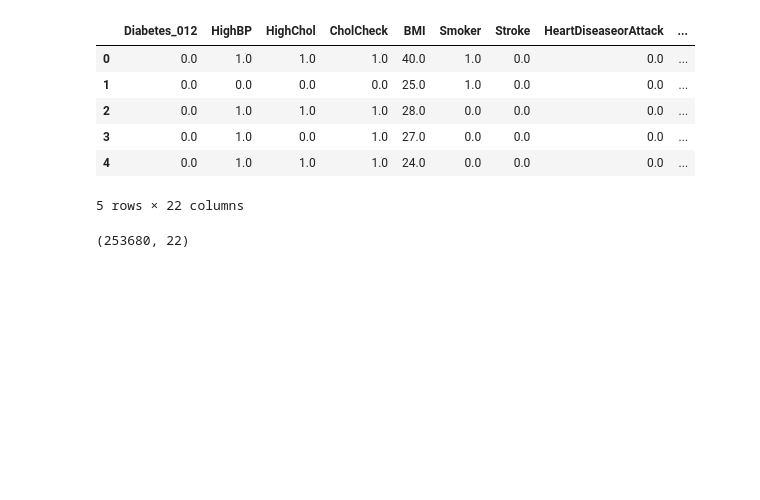
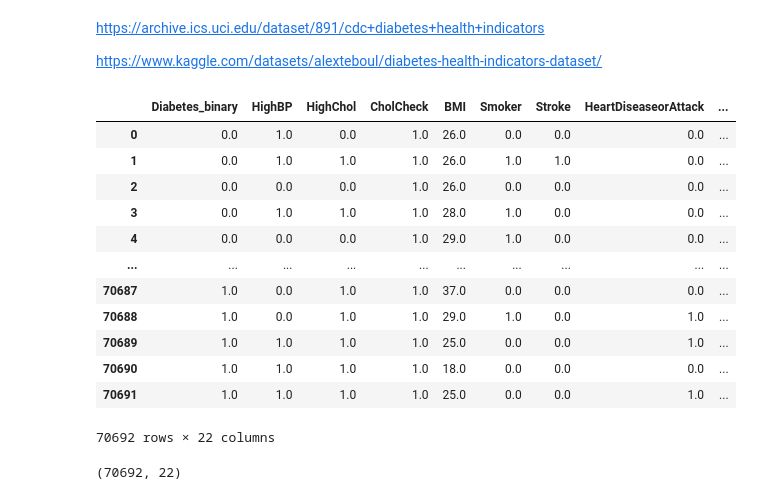
Before and after one commit to Niklauzi/cdc-diabetes-classification, a Jupyter notebook: CDC Diabetes Prediction.ipynb, the cells around one changed output. Drawn from its saved outputs; the diff is of its cells as text; code cells hidden in the pictures; blank space fills up the shorter version.

Commit message:
diabetes 5050 dataset notebook

```diff
--- a/CDC Diabetes Prediction.ipynb
+++ b/CDC Diabetes Prediction.ipynb
@@ -9,0 +1,5 @@ import numpy as np
+# %% [markdown]
+https://archive.ics.uci.edu/dataset/891/cdc+diabetes+health+indicators
+
+
+https://www.kaggle.com/datasets/alexteboul/diabetes-health-indicators-dataset/
@@ -10,16 +35,22 @@ import numpy as np
 # %%
-df = pd.read_csv('datasets/diabetes_health_indicators.csv')
+df= pd.read_csv('datasets/diabetes_binary_5050split_health_indicators_BRFSS2015.csv')
 # %%
-df.head()
+df
 # %% [output]
-|  | Diabetes_012 | HighBP | HighChol | CholCheck | BMI | Smoker | Stroke | HeartDiseaseorAttack | ... |
-| 0 | 0.0 | 1.0 | 1.0 | 1.0 | 40.0 | 1.0 | 0.0 | 0.0 | ... |
-| 1 | 0.0 | 0.0 | 0.0 | 0.0 | 25.0 | 1.0 | 0.0 | 0.0 | ... |
-| 2 | 0.0 | 1.0 | 1.0 | 1.0 | 28.0 | 0.0 | 0.0 | 0.0 | ... |
-| 3 | 0.0 | 1.0 | 0.0 | 1.0 | 27.0 | 0.0 | 0.0 | 0.0 | ... |
-| 4 | 0.0 | 1.0 | 1.0 | 1.0 | 24.0 | 0.0 | 0.0 | 0.0 | ... |
+|  | Diabetes_binary | HighBP | HighChol | CholCheck | BMI | Smoker | Stroke | HeartDiseaseorAttack | ... |
+| 0 | 0.0 | 1.0 | 0.0 | 1.0 | 26.0 | 0.0 | 0.0 | 0.0 | ... |
+| 1 | 0.0 | 1.0 | 1.0 | 1.0 | 26.0 | 1.0 | 1.0 | 0.0 | ... |
+| 2 | 0.0 | 0.0 | 0.0 | 1.0 | 26.0 | 0.0 | 0.0 | 0.0 | ... |
+| 3 | 0.0 | 1.0 | 1.0 | 1.0 | 28.0 | 1.0 | 0.0 | 0.0 | ... |
+| 4 | 0.0 | 0.0 | 0.0 | 1.0 | 29.0 | 1.0 | 0.0 | 0.0 | ... |
+| ... | ... | ... | ... | ... | ... | ... | ... | ... | ... |
+| 70687 | 1.0 | 0.0 | 1.0 | 1.0 | 37.0 | 0.0 | 0.0 | 0.0 | ... |
+| 70688 | 1.0 | 0.0 | 1.0 | 1.0 | 29.0 | 1.0 | 0.0 | 1.0 | ... |
+| 70689 | 1.0 | 1.0 | 1.0 | 1.0 | 25.0 | 0.0 | 0.0 | 1.0 | ... |
+| 70690 | 1.0 | 1.0 | 1.0 | 1.0 | 18.0 | 0.0 | 0.0 | 0.0 | ... |
+| 70691 | 1.0 | 1.0 | 1.0 | 1.0 | 25.0 | 0.0 | 0.0 | 1.0 | ... |
-5 rows × 22 columns
+70692 rows × 22 columns
 # %%
 df.shape
 # %% [output]
-(253680, 22)
+(70692, 22)
```
Also changed, not shown: parts of 32 cells of this notebook.
